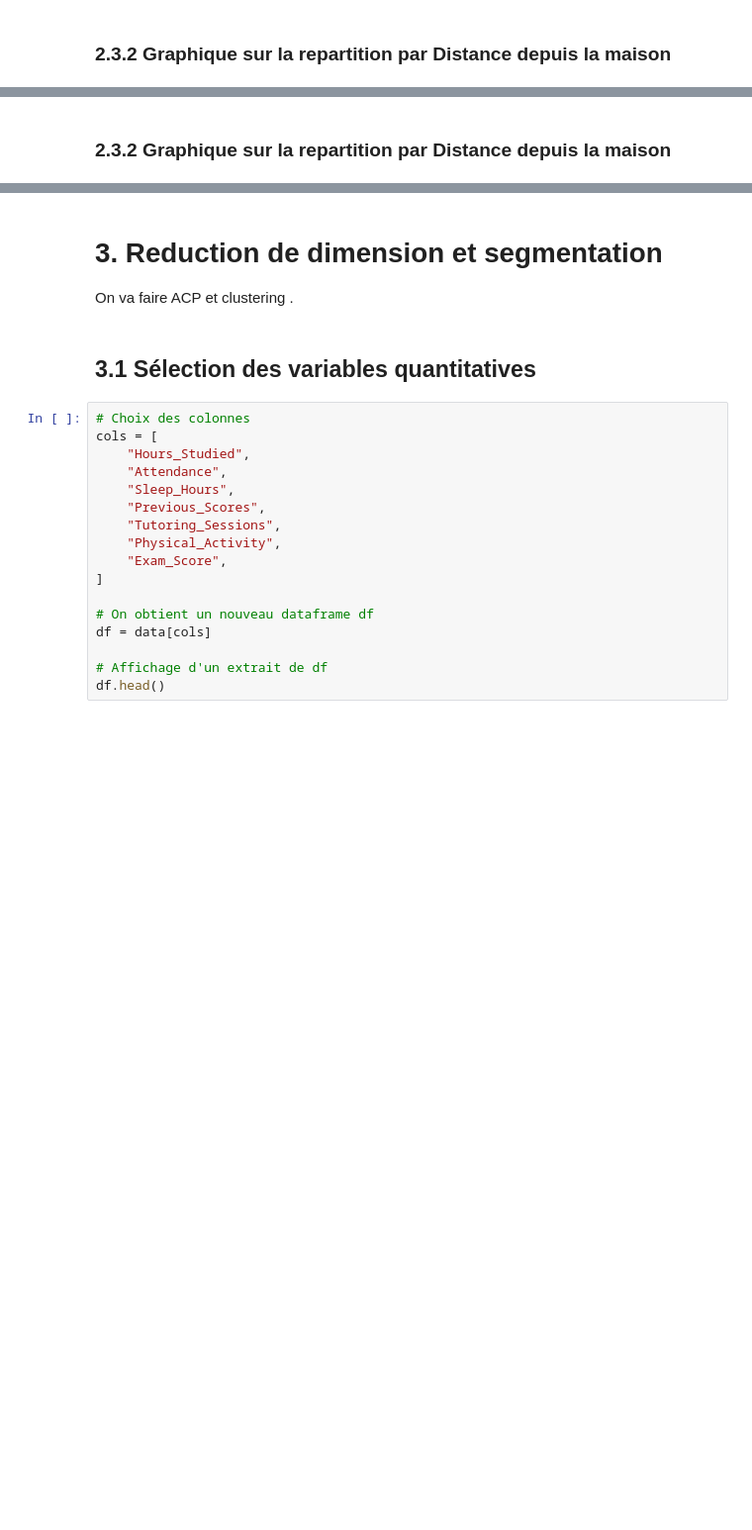
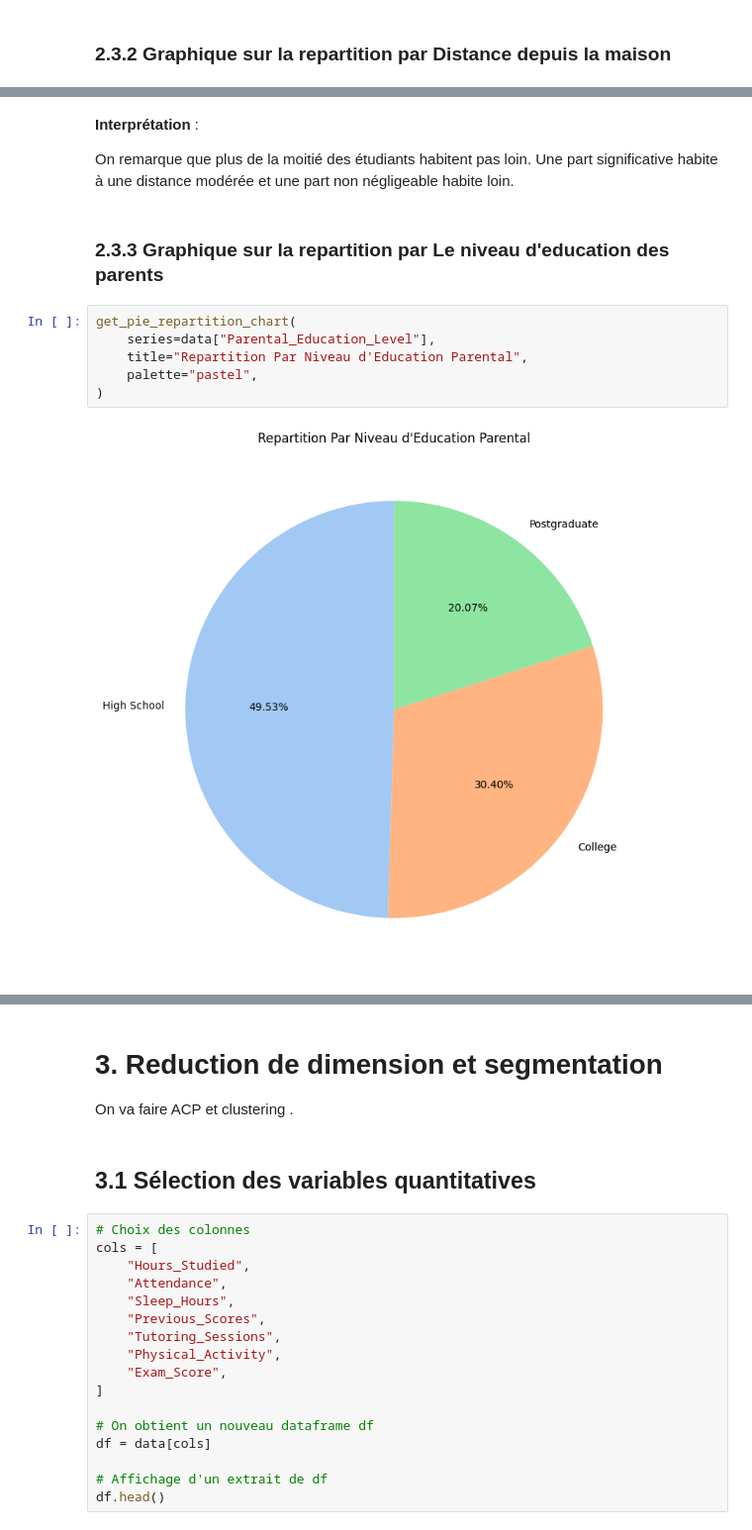
Before and after one commit to Harlequelrah/student_exam_performance_dataset_analysis, a Jupyter notebook: project/main.ipynb, the cells around one changed output, grey strips where cells are left out. Shown at 99% size. Drawn from its saved outputs; the diff is of its cells as text; blank space fills up the shorter version.

```diff
--- a/project/main.ipynb
+++ b/project/main.ipynb
@@ -271,2 +289,15 @@ get_repartition_chart(
-# %% [markdown]
-### 2.3.2 Graphique sur la repartition par Distance depuis la maison
+# %% [markdown]
+**Interprétation** :
+
+On remarque que plus de la moitié des étudiants habitent pas loin.
+Une part significative habite à une distance modérée et une part non négligeable habite loin.
+# %% [markdown]
+### 2.3.3 Graphique sur la repartition par Le niveau d'education des parents
+# %%
+get_pie_repartition_chart(
+    series=data["Parental_Education_Level"],
+    title="Repartition Par Niveau d'Education Parental",
+    palette="pastel",
+)
+# %% [output]
+[figure, added]
```
Also changed, not shown: parts of 13 cells of this notebook.
